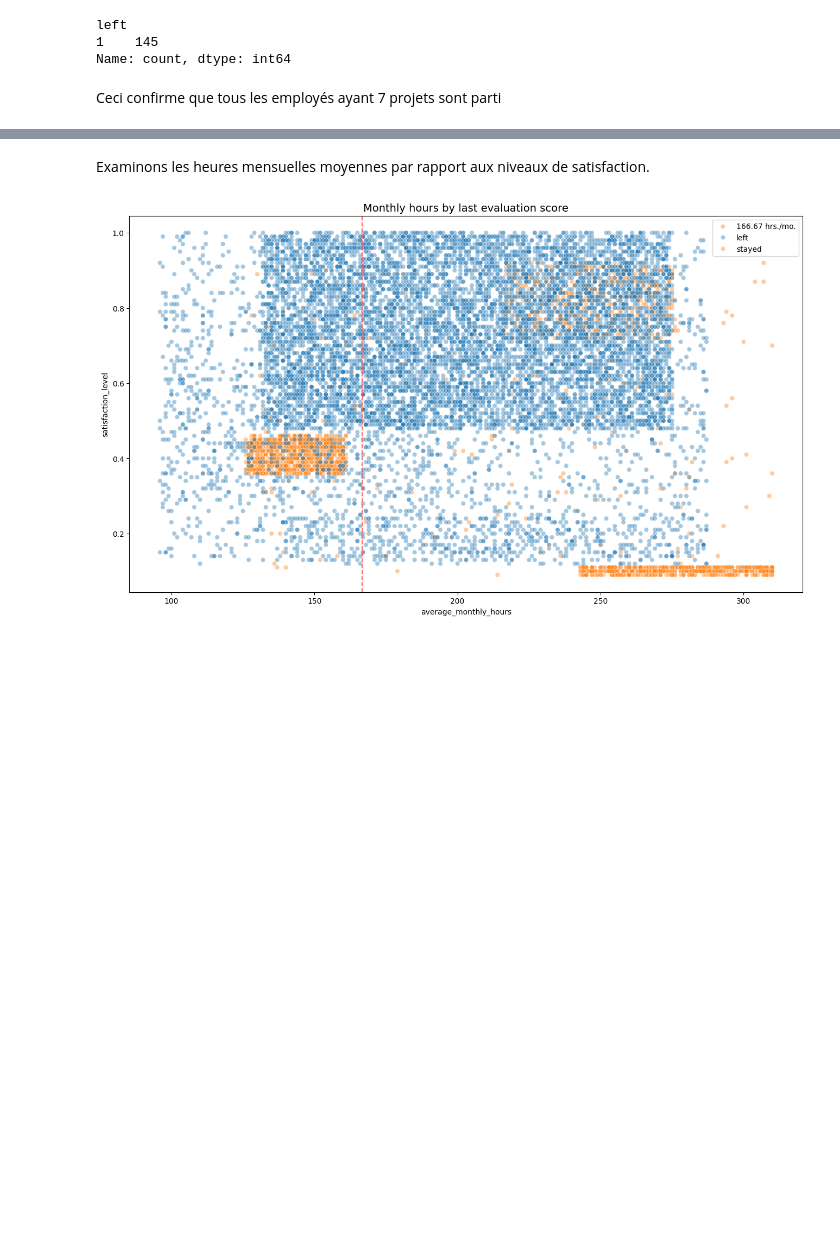
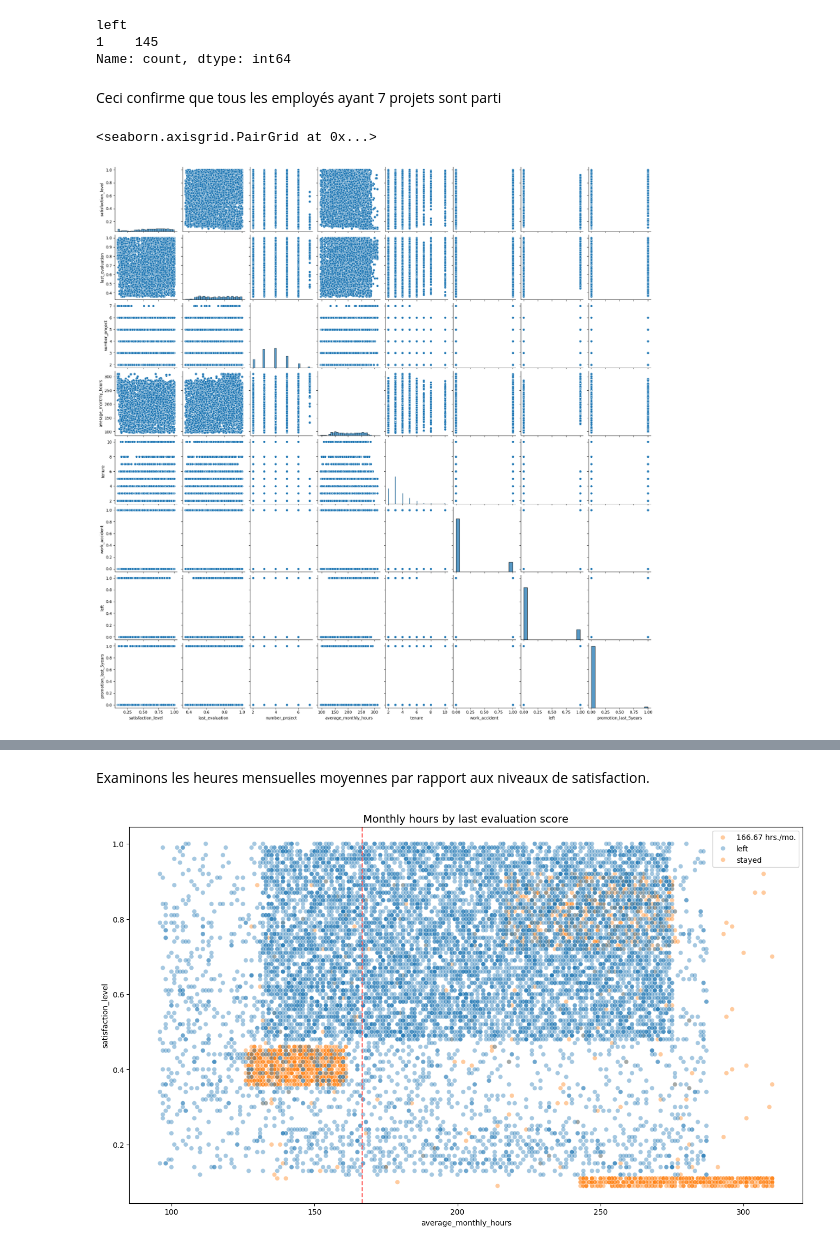
Before and after one commit to Yohannkp/Projet-Salifort-Motors., a Jupyter notebook: Projet.ipynb, the cells around one changed output, grey strips where cells are left out. Drawn from its saved outputs; the diff is of its cells as text; code cells hidden in the pictures; blank space fills up the shorter version.

```diff
--- a/Projet.ipynb
+++ b/Projet.ipynb
@@ -448,3 +460,8 @@ left
 Name: count, dtype: int64
 # %% [markdown]
 Ceci confirme que tous les employés ayant 7 projets sont parti
+# %%
+sns.pairplot(df1)
+# %% [output]
+<seaborn.axisgrid.PairGrid at 0x...>
+[figure, added]
```
Also changed, not shown: parts of 137 cells of this notebook, 2 other files.
